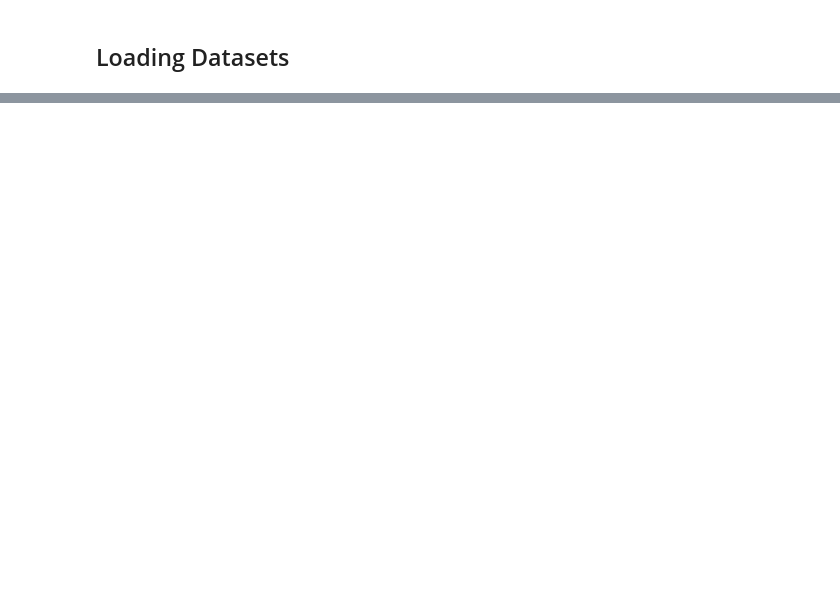
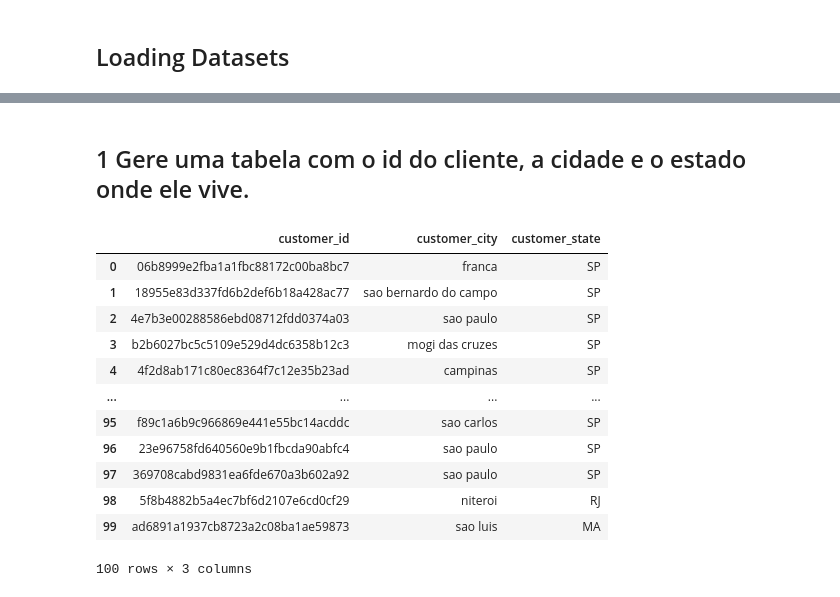
Before and after one commit to alessandra-barbosa/olist_brazil_advanced_sql, a Jupyter notebook: olist_brazil_avanced_sql.ipynb, the cells around one changed output, grey strips where cells are left out. Saved outputs shown, nothing was run; the diff lists cells and outputs as text; code cells hidden in the pictures; blank space fills up the shorter version.

```diff
--- a/olist_brazil_avanced_sql.ipynb
+++ b/olist_brazil_avanced_sql.ipynb
@@ -309,0 +309,30 @@ conn=db.connect()
+# %% [markdown]
+## 1 Gere uma tabela com o id do cliente, a cidade e o estado onde ele vive.
+# %%
+## ver se a tabela foi criada
+
+query="""
+SELECT
+c.customer_id ,
+c.customer_city ,
+c.customer_state
+FROM customer c
+LIMIT 100;
+
+"""
+table=pd.read_sql_query(query,conn)
+table
+# %% [output]
+|  | customer_id | customer_city | customer_state |
+| 0 | 06b8999e2fba1a1fbc88172c00ba8bc7 | franca | SP |
+| 1 | 18955e83d337fd6b2def6b18a428ac77 | sao bernardo do campo | SP |
+| 2 | 4e7b3e00288586ebd08712fdd0374a03 | sao paulo | SP |
+| 3 | b2b6027bc5c5109e529d4dc6358b12c3 | mogi das cruzes | SP |
+| 4 | 4f2d8ab171c80ec8364f7c12e35b23ad | campinas | SP |
+| ... | ... | ... | ... |
+| 95 | f89c1a6b9c966869e441e55bc14acddc | sao carlos | SP |
+| 96 | 23e96758fd640560e9b1fbcda90abfc4 | sao paulo | SP |
+| 97 | 369708cabd9831ea6fde670a3b602a92 | sao paulo | SP |
+| 98 | 5f8b4882b5a4ec7bf6d2107e6cd0cf29 | niteroi | RJ |
+| 99 | ad6891a1937cb8723a2c08ba1ae59873 | sao luis | MA |
+100 rows × 3 columns
```
Also changed, not shown: parts of 45 cells of this notebook.
